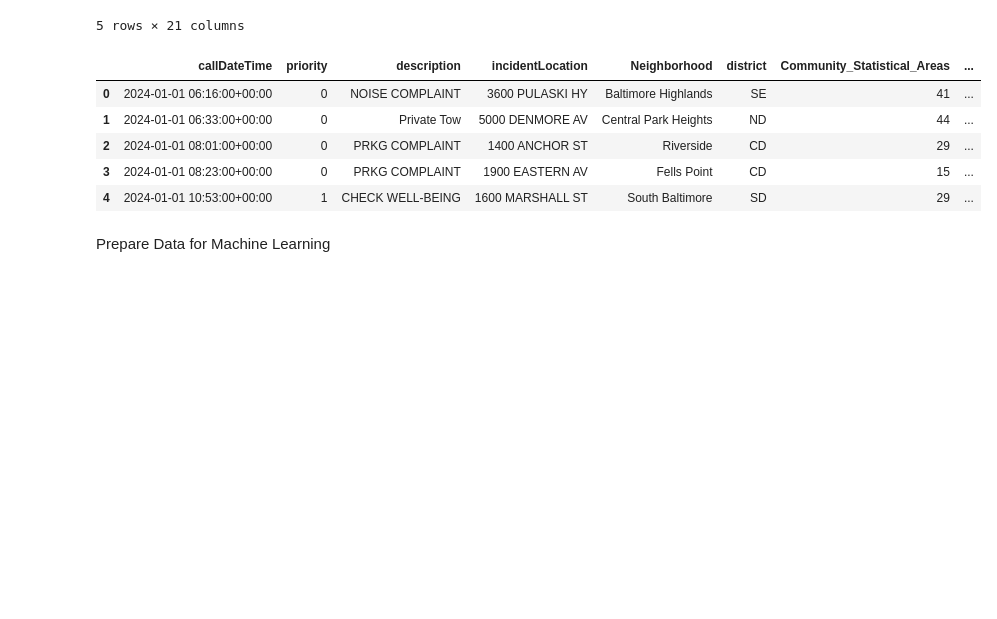
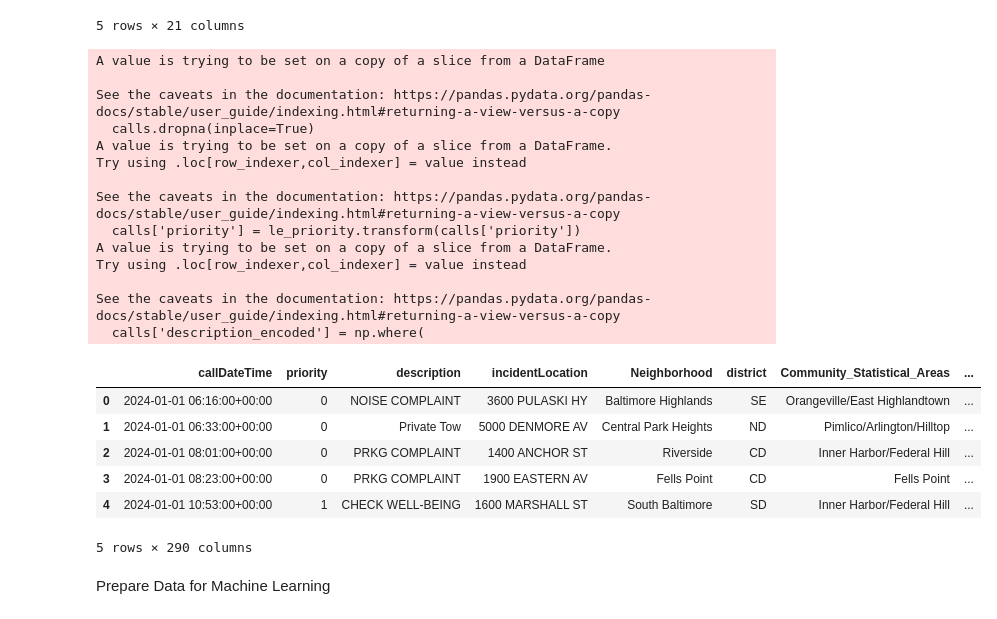
Before and after one commit to jmart305/ds4ph_term4_capstone, a Jupyter notebook: prediction_model.ipynb, the cells around one changed output. Drawn from its saved outputs; the diff is of its cells as text; code cells hidden in the pictures; blank space fills up the shorter version.

```diff
--- a/prediction_model.ipynb
+++ b/prediction_model.ipynb
@@ -14,8 +15,8 @@ from sklearn.utils.class_weight import compute_class_weight
 import pickle
 # %%
 # Read in Data
-calls = pd.read_csv("911_Calls_for_Service_2024.csv")
-calls.head(5)
+calls_orig = pd.read_csv("911_Calls_for_Service_2024.csv")
+calls_orig.head(5)
 # %% [output]
 |  | callKey | callDateTime | priority | district | description | callNumber | incidentLocation | location | ... |
 | 0 | 10CC9DA965929F12 | 2024/01/01 06:16:00+00 | Non-Emergency | SE | NOISE COMPLAINT | P240011042 | 3600 PULASKI HY | 3600 PULASKI HY BALTIMORE MD | ... |
@@ -26,34 +27,73 @@ calls.head(5)
 5 rows × 21 columns
 # %%
 # Select relevant columns
-calls = calls[['callDateTime', 'priority', 'description', 'incidentLocation', 'Neighborhood', 'district', 'Community_Statistical_Areas']]
+calls = calls_orig[['callDateTime', 'priority', 'description', 'incidentLocation', 'Neighborhood', 'district', 'Community_Statistical_Areas']]
+calls.dropna(inplace=True)
 
 # Encode categorical variables
 priority_order = ['Non-Emergency', 'Low', 'Medium', 'High', 'Emergency', 'Out of Service']
 le_priority = LabelEncoder()
 le_priority.classes_ = np.array(priority_order)
+calls['priority'] = le_priority.transform(calls['priority'])
 
-calls['priority'] = le_priority.transform(calls['priority'])
-le_csa = LabelEncoder()
-calls['Community_Statistical_Areas'] = le_csa.fit_transform(calls['Community_Statistical_Areas'])
+le_csa = OneHotEncoder(sparse_output=False, drop = None)
+csa_encoded = le_csa.fit_transform(calls[['Community_Statistical_Areas']])
+
+le_neighborhood = OneHotEncoder(sparse_output=False, drop = None)
+neighborhood_encoded = le_neighborhood.fit_transform(calls[['Neighborhood']])
+neighborhood_encoded = pd.DataFrame(neighborhood_encoded, columns=le_neighborhood.categories_, index=calls.index)
+
+# Encode Descriptions (need to only do top 50 since there are over 1000 unique values)
+# Get top 50 most frequent categories
+top_n = 50
+top_categories = calls['description'].value_counts().nlargest(top_n).index.tolist()
+
+# Create encoded column
+calls['description_encoded'] = np.where(
+    calls['description'].isin(top_categories),
+    calls['description'],
+    'Other'
+)
+
+# Now one-hot encode
+le_description = OneHotEncoder(sparse_output=False, drop = None)
+descrip_encoded = le_description.fit_transform(calls[['description_encoded']])
+descrip_encoded = pd.DataFrame(descrip_encoded, columns=le_description.categories_, index=calls.index)
+
+# Join back to calls dataframe
+calls = calls.join(neighborhood_encoded)
+# calls = calls.join(descrip_encoded)
 
 # Convert callDateTime to Month, Day, time format
 calls['callDateTime'] = pd.to_datetime(calls['callDateTime'], format="%Y/%m/%d %H:%M:%S%z")
 calls["month"] = calls["callDateTime"].dt.month       # 1 (int)
 calls["day"] = calls["callDateTime"].dt.day           # 1 (int)
 calls["time"] = calls["callDateTime"].dt.strftime('%H%M%S').astype(int)
 calls["day_of_week"] = calls["callDateTime"].dt.dayofweek
 
-# Remove NA Values
-calls.dropna(inplace = True)
 calls.head(5)
 # %% [output]
+A value is trying to be set on a copy of a slice from a DataFrame
+
+See the caveats in the documentation: https://pandas.pydata.org/pandas-docs/stable/user_guide/indexing.html#returning-a-view-versus-a-copy
+  calls.dropna(inplace=True)
+A value is trying to be set on a copy of a slice from a DataFrame.
+Try using .loc[row_indexer,col_indexer] = value instead
+
+See the caveats in the documentation: https://pandas.pydata.org/pandas-docs/stable/user_guide/indexing.html#returning-a-view-versus-a-copy
+  calls['priority'] = le_priority.transform(calls['priority'])
+A value is trying to be set on a copy of a slice from a DataFrame.
+Try using .loc[row_indexer,col_indexer] = value instead
+
+See the caveats in the documentation: https://pandas.pydata.org/pandas-docs/stable/user_guide/indexing.html#returning-a-view-versus-a-copy
+  calls['description_encoded'] = np.where(
 |  | callDateTime | priority | description | incidentLocation | Neighborhood | district | Community_Statistical_Areas | ... |
-| 0 | 2024-01-01 06:16:00+00:00 | 0 | NOISE COMPLAINT | 3600 PULASKI HY | Baltimore Highlands | SE | 41 | ... |
-| 1 | 2024-01-01 06:33:00+00:00 | 0 | Private Tow | 5000 DENMORE AV | Central Park Heights | ND | 44 | ... |
-| 2 | 2024-01-01 08:01:00+00:00 | 0 | PRKG COMPLAINT | 1400 ANCHOR ST | Riverside | CD | 29 | ... |
-| 3 | 2024-01-01 08:23:00+00:00 | 0 | PRKG COMPLAINT | 1900 EASTERN AV | Fells Point | CD | 15 | ... |
-| 4 | 2024-01-01 10:53:00+00:00 | 1 | CHECK WELL-BEING | 1600 MARSHALL ST | South Baltimore | SD | 29 | ... |
+| 0 | 2024-01-01 06:16:00+00:00 | 0 | NOISE COMPLAINT | 3600 PULASKI HY | Baltimore Highlands | SE | Orangeville/East Highlandtown | ... |
+| 1 | 2024-01-01 06:33:00+00:00 | 0 | Private Tow | 5000 DENMORE AV | Central Park Heights | ND | Pimlico/Arlington/Hilltop | ... |
+| 2 | 2024-01-01 08:01:00+00:00 | 0 | PRKG COMPLAINT | 1400 ANCHOR ST | Riverside | CD | Inner Harbor/Federal Hill | ... |
+| 3 | 2024-01-01 08:23:00+00:00 | 0 | PRKG COMPLAINT | 1900 EASTERN AV | Fells Point | CD | Fells Point | ... |
+| 4 | 2024-01-01 10:53:00+00:00 | 1 | CHECK WELL-BEING | 1600 MARSHALL ST | South Baltimore | SD | Inner Harbor/Federal Hill | ... |
+5 rows × 290 columns
 # %% [markdown]
 Prepare Data for Machine Learning
 # %%
```
Also changed, not shown: parts of 11 cells of this notebook, 6 other files.
